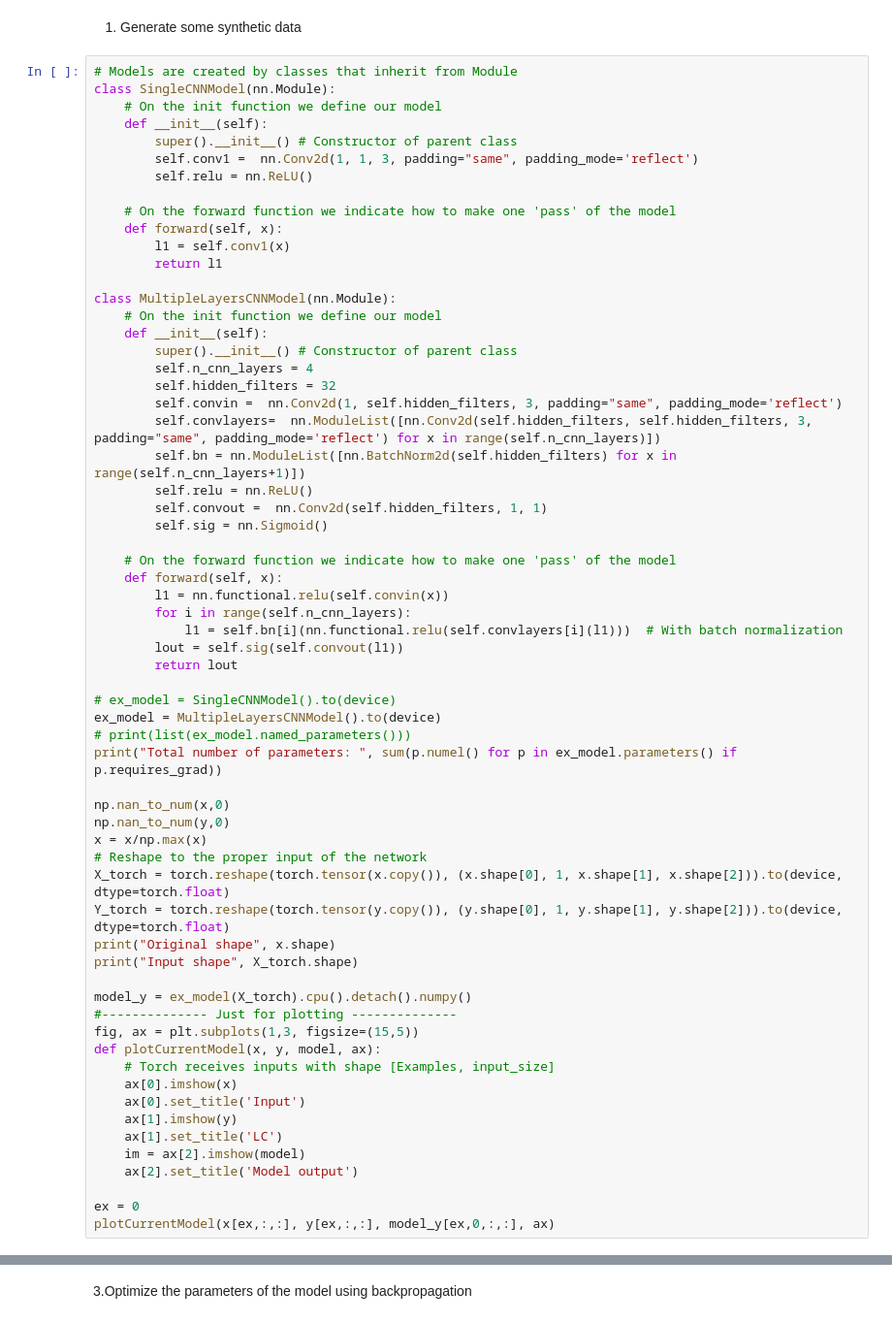
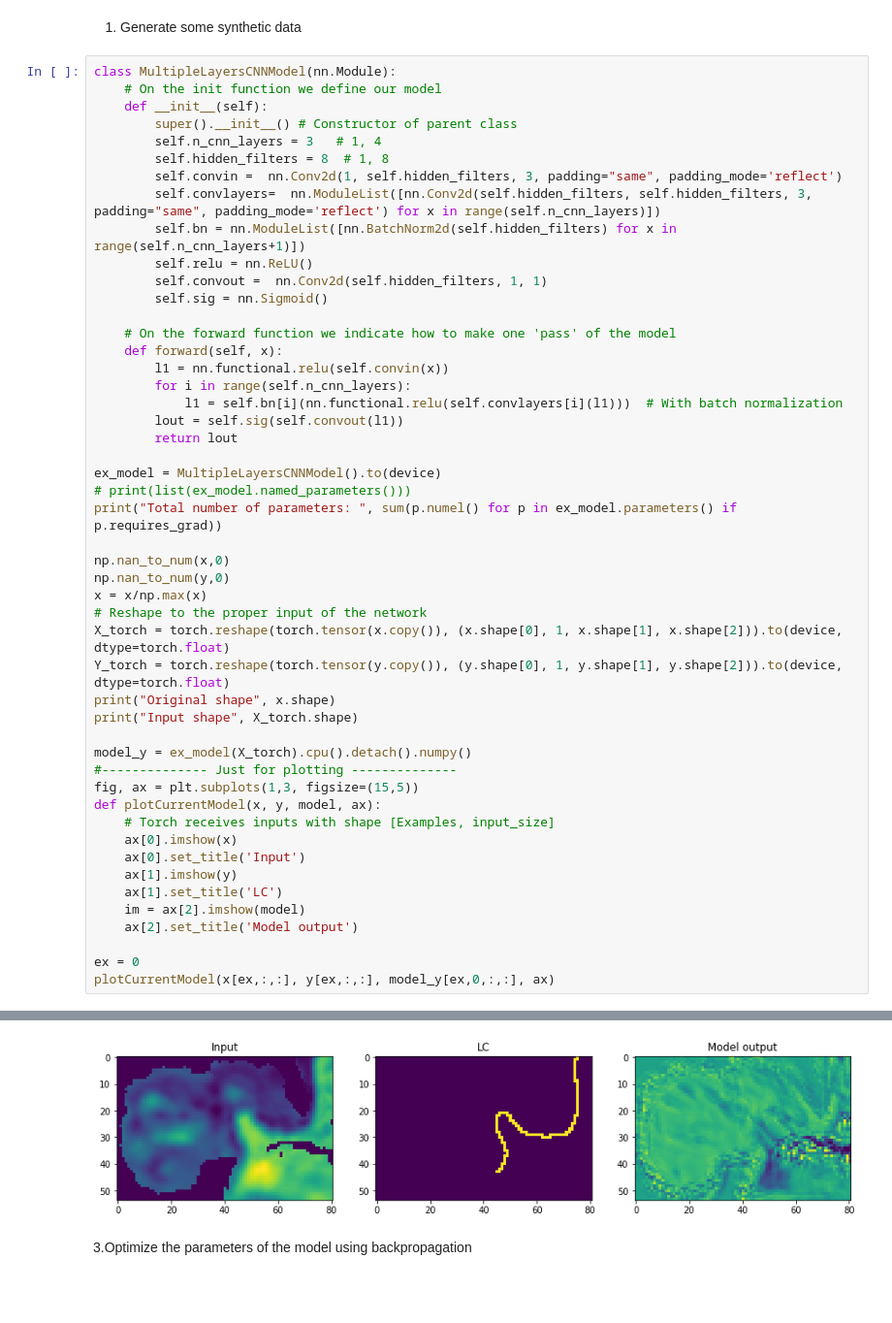
Before and after one commit to olmozavala/da_workshop_2022, a Jupyter notebook: 4_Hello_CNN-RealProblem.ipynb, the cells around one changed output, grey strips where cells are left out. Shown: that part at 97% size. Drawn from its saved outputs; the diff is of its cells as text; blank space fills up the shorter version.

```diff
--- a/4_Hello_CNN-RealProblem.ipynb
+++ b/4_Hello_CNN-RealProblem.ipynb
@@ -49,25 +51,12 @@ display.clear_output(wait =True)
 # %% [markdown]
 1. Generate some synthetic data
 # %%
-# Models are created by classes that inherit from Module
-class SingleCNNModel(nn.Module):
-    # On the init function we define our model
-    def __init__(self):
-        super().__init__() # Constructor of parent class
-        self.conv1 =  nn.Conv2d(1, 1, 3, padding="same", padding_mode='reflect')
-        self.relu = nn.ReLU()
-
-    # On the forward function we indicate how to make one 'pass' of the model
-    def forward(self, x):
-        l1 = self.conv1(x)
-        return l1
-
 class MultipleLayersCNNModel(nn.Module):
     # On the init function we define our model
     def __init__(self):
         super().__init__() # Constructor of parent class
-        self.n_cnn_layers = 4
-        self.hidden_filters = 32
+        self.n_cnn_layers = 3   # 1, 4
+        self.hidden_filters = 8  # 1, 8
         self.convin =  nn.Conv2d(1, self.hidden_filters, 3, padding="same", padding_mode='reflect')
         self.convlayers=  nn.ModuleList([nn.Conv2d(self.hidden_filters, self.hidden_filters, 3, padding="same", padding_mode='reflect') for x in range(self.n_cnn_layers)])
         self.bn = nn.ModuleList([nn.BatchNorm2d(self.hidden_filters) for x in range(self.n_cnn_layers+1)])
@@ -83,7 +72,6 @@ class MultipleLayersCNNModel(nn.Module):
         lout = self.sig(self.convout(l1))
         return lout
 
-# ex_model = SingleCNNModel().to(device)
 ex_model = MultipleLayersCNNModel().to(device)
 # print(list(ex_model.named_parameters()))
 print("Total number of parameters: ", sum(p.numel() for p in ex_model.parameters() if p.requires_grad))
@@ -111,3 +99,4 @@ def plotCurrentModel(x, y, model, ax):
 
 ex = 0
 plotCurrentModel(x[ex,:,:], y[ex,:,:], model_y[ex,0,:,:], ax)
+# %% [output]
@@ -114,3 +106,4 @@ plotCurrentModel(x[ex,:,:], y[ex,:,:], model_y[ex,0,:,:], ax)
+[figure, added]
 # %% [markdown]
 3.Optimize the parameters of the model using backpropagation
 # %%
```
Also changed, not shown: parts of 4 cells of this notebook, 1 other file.
